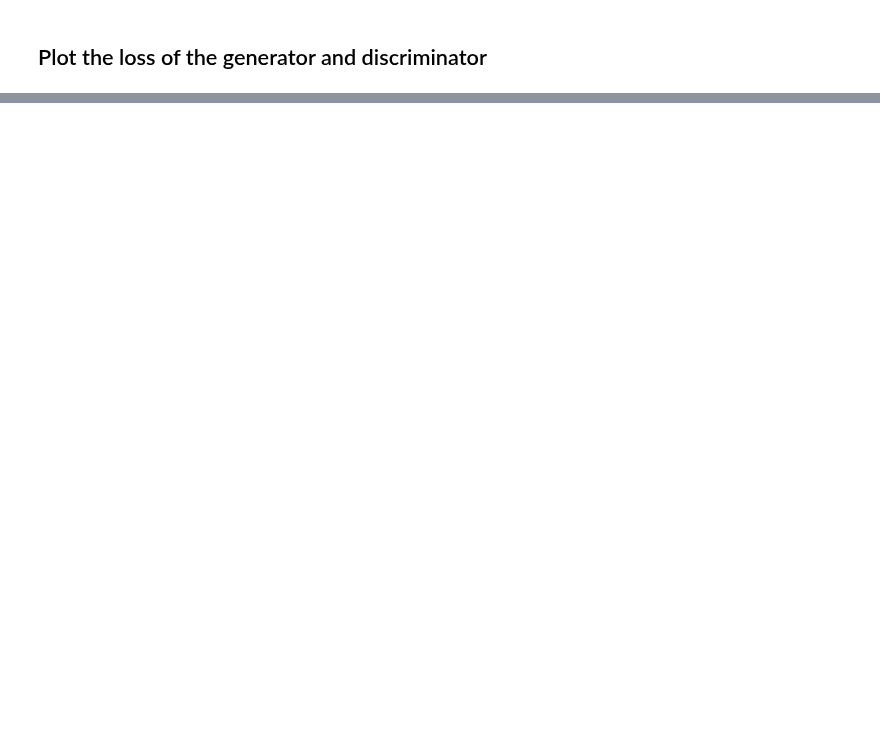
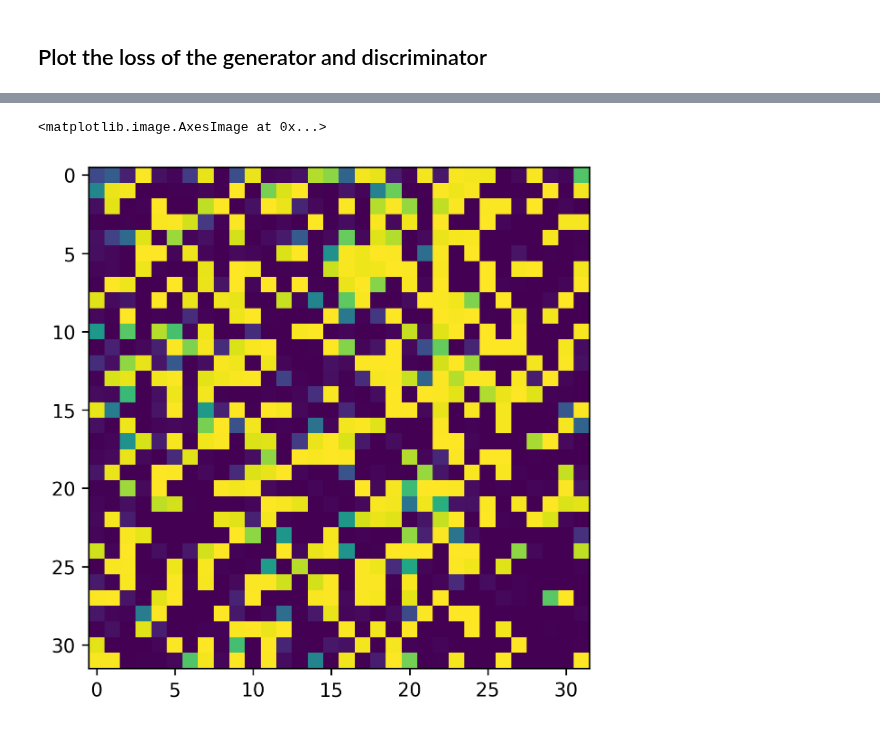
Before and after one commit to pSzyc/Ising, a Jupyter notebook: Model/GAN/GAN_colab.ipynb, the cells around one changed output, grey strips where cells are left out. Drawn from its saved outputs; the diff is of its cells as text; code cells hidden in the pictures; blank space fills up the shorter version.

```diff
--- a/Model/GAN/GAN_colab.ipynb
+++ b/Model/GAN/GAN_colab.ipynb
@@ -26,13 +26,15 @@ import tensorflow as tf
 import numpy as np
 from tqdm import tqdm
 import matplotlib.pyplot as plt
-import sys
+from input_pipeline import dataset_tfrecord_pipeline
 import time
 from IPython import display
-from input_pipeline import dataset_tfrecord_pipeline
-from model import make_discriminator_model, make_generator_model, generator_loss, discriminator_loss
-import csv
+from model import make_discriminator_model, make_generator_model, train_step
 from google.colab import drive
-drive.mount('/content/drive')
-data_path = "drive/MyDrive/Licencjat"
+from pathlib import Path
+
+plt.rcParams['figure.dpi'] = 300
+
+drive.mount('/content/drive', force_remount=True)
+drive_path = Path("drive/MyDrive/Licencjat")
 # %% [output]
@@ -163,0 +138,5 @@ for i in range(predictions.shape[0]):
+# %%
+plt.imshow(predictions[0, :, :, 0])
+# %% [output]
+<matplotlib.image.AxesImage at 0x...>
+[figure, added]
```
Also changed, not shown: parts of 22 cells of this notebook, 2 other files.
